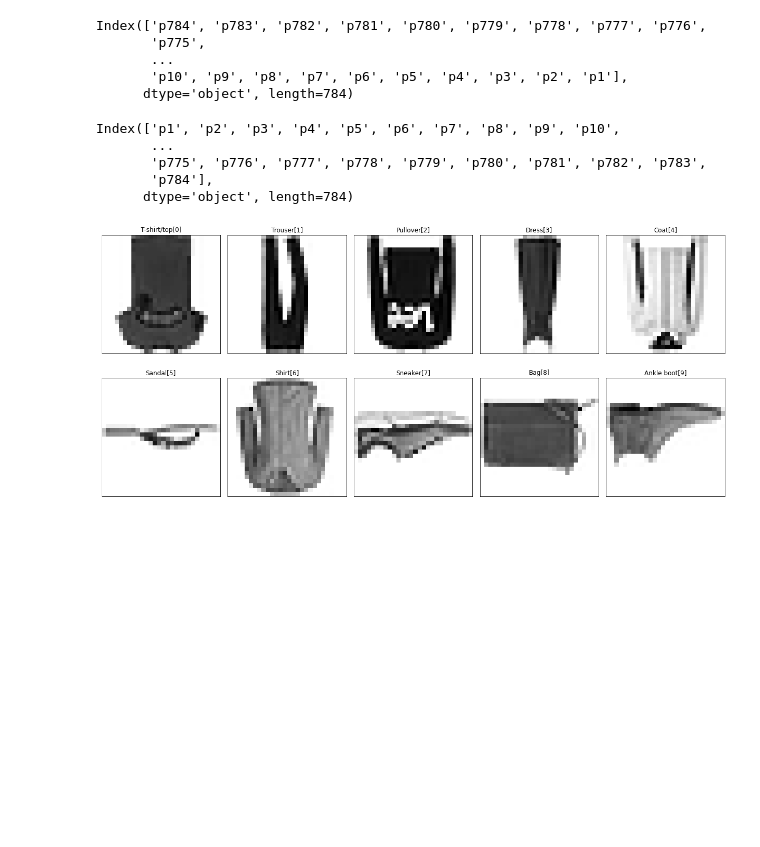
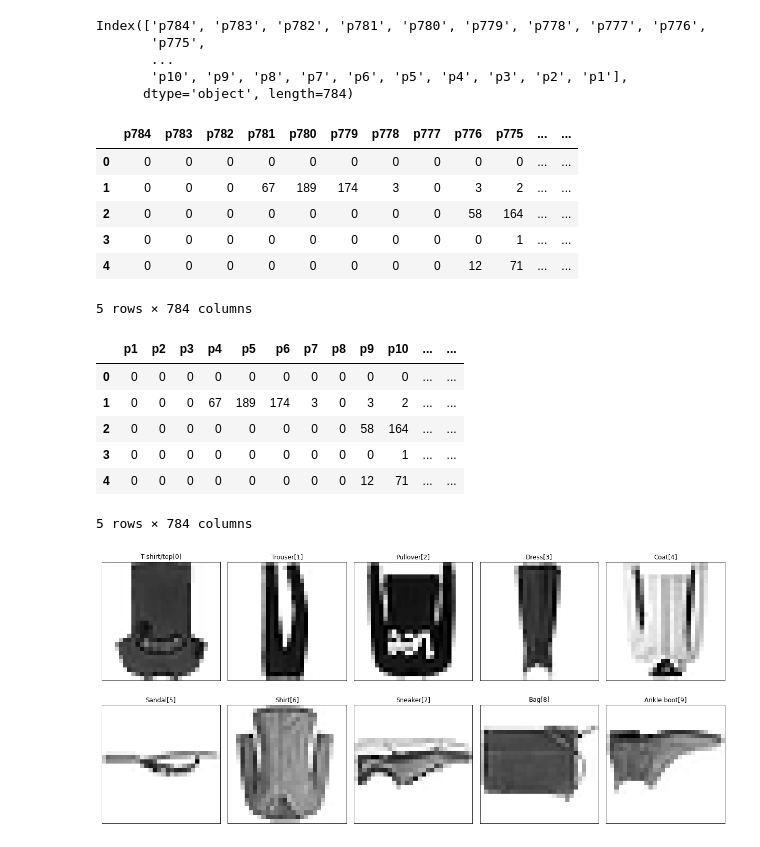
Before and after one commit to mcnanton/tp2AA, a Jupyter notebook: TP2AA.ipynb, the cells around one changed output. Drawn from its saved outputs; the diff is of its cells as text; code cells hidden in the pictures; blank space fills up the shorter version.

```diff
--- a/TP2AA.ipynb
+++ b/TP2AA.ipynb
@@ -1115,16 +1125,28 @@ Index(['p784', 'p783', 'p782', 'p781', 'p780', 'p779', 'p778', 'p777', 'p776',
        ...
        'p10', 'p9', 'p8', 'p7', 'p6', 'p5', 'p4', 'p3', 'p2', 'p1'],
       dtype='object', length=784)
+# %%
+X_ruido_rotacion.head()
+# %% [output]
+|  | p784 | p783 | p782 | p781 | p780 | p779 | p778 | p777 | p776 | p775 | ... | ... |
+| 0 | 0 | 0 | 0 | 0 | 0 | 0 | 0 | 0 | 0 | 0 | ... | ... |
+| 1 | 0 | 0 | 0 | 67 | 189 | 174 | 3 | 0 | 3 | 2 | ... | ... |
+| 2 | 0 | 0 | 0 | 0 | 0 | 0 | 0 | 0 | 58 | 164 | ... | ... |
+| 3 | 0 | 0 | 0 | 0 | 0 | 0 | 0 | 0 | 0 | 1 | ... | ... |
+| 4 | 0 | 0 | 0 | 0 | 0 | 0 | 0 | 0 | 12 | 71 | ... | ... |
+5 rows × 784 columns
 # %%
 X_ruido_rotacion.columns = X_train.columns
 # %%
-X_ruido_rotacion.columns
+X_ruido_rotacion.head()
 # %% [output]
+|  | p1 | p2 | p3 | p4 | p5 | p6 | p7 | p8 | p9 | p10 | ... | ... |
+| 0 | 0 | 0 | 0 | 0 | 0 | 0 | 0 | 0 | 0 | 0 | ... | ... |
+| 1 | 0 | 0 | 0 | 67 | 189 | 174 | 3 | 0 | 3 | 2 | ... | ... |
+| 2 | 0 | 0 | 0 | 0 | 0 | 0 | 0 | 0 | 58 | 164 | ... | ... |
+| 3 | 0 | 0 | 0 | 0 | 0 | 0 | 0 | 0 | 0 | 1 | ... | ... |
+| 4 | 0 | 0 | 0 | 0 | 0 | 0 | 0 | 0 | 12 | 71 | ... | ... |
-Index(['p1', 'p2', 'p3', 'p4', 'p5', 'p6', 'p7', 'p8', 'p9', 'p10',
-       ...
-       'p775', 'p776', 'p777', 'p778', 'p779', 'p780', 'p781', 'p782', 'p783',
-       'p784'],
-      dtype='object', length=784)
+5 rows × 784 columns
 # %%
 clases = np.sort(df_completo[0].unique())
 
```
Also changed, not shown: parts of 2 cells of this notebook.
